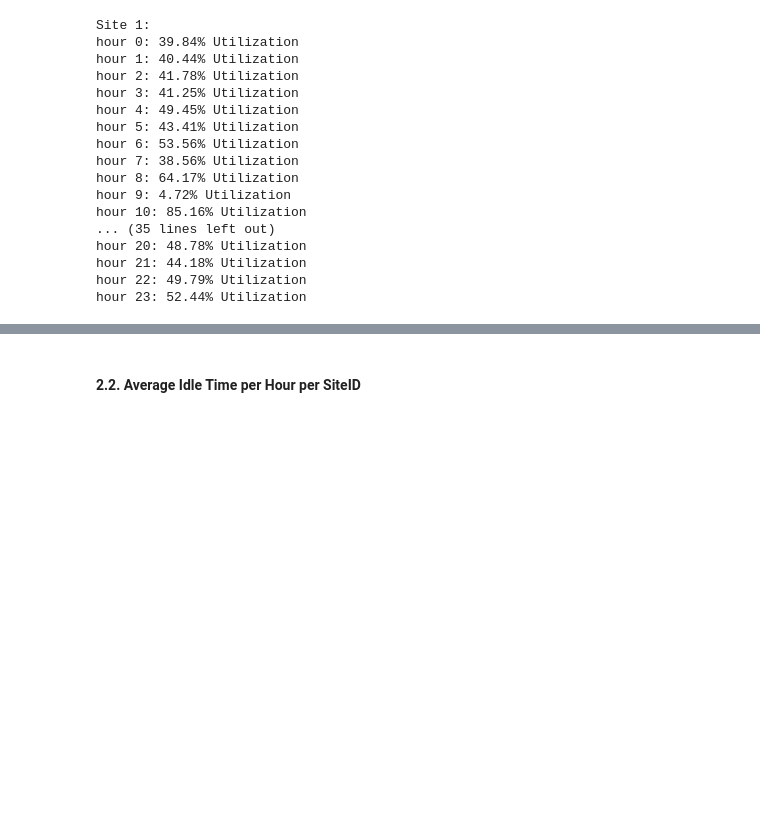
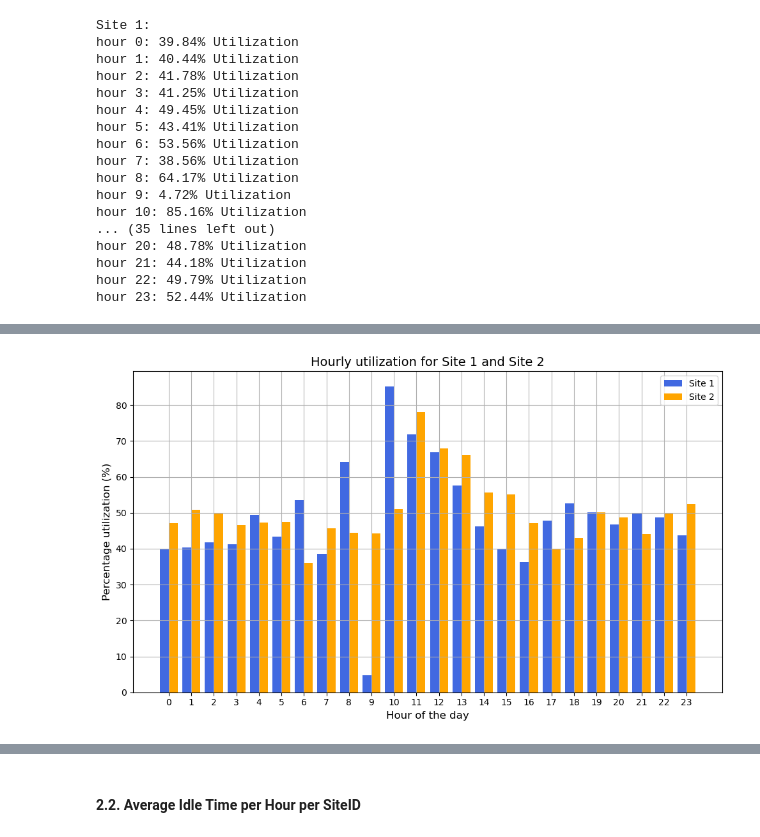
Before and after one commit to angfe/TheOptimizers, a Jupyter notebook: 02_Descriptive_Analytics.ipynb, the cells around one changed output, grey strips where cells are left out. Saved outputs shown, nothing was run; the diff lists cells and outputs as text; code cells hidden in the pictures; blank space fills up the shorter version.

```diff
--- a/02_Descriptive_Analytics.ipynb
+++ b/02_Descriptive_Analytics.ipynb
@@ -425,0 +395,33 @@ for site in site_ids:
+# %%
+# visualize utilization time per hour for both sites in barchart
+
+fig, ax = plt.subplots(figsize=(10, 6))  # Eine einzelne Achse
+
+# The width of the beams (so that they fit next to each other)
+bar_width = 0.4
+
+
+x = range(24)  # X values from 0 to 23 for each hour
+
+#draw the hourly utilisation for site 1 in royalblue
+ax.bar([i - bar_width / 2 for i in x], utilization_per_site[1], color='royalblue', width=bar_width, label='Site 1')
+
+# Draw the hourly utilisation for Site 2 in orange, shift the X values by bar_width
+ax.bar([i + bar_width / 2 for i in x], utilization_per_site[2], color='orange', width=bar_width, label='Site 2')
+
+# Axis labelling and titles
+ax.set_xlabel('Hour of the day', fontsize=12)
+ax.set_ylabel('Percentage utilization (%)', fontsize=12)
+ax.set_title('Hourly utilization for Site 1 and Site 2', fontsize=14)
+
+
+ax.set_xticks(range(24))  # Ensure that all hours (0 to 23) are shown on the X-axis
+ax.grid(True)  # add a grid
+
+ax.legend() # add a legend
+
+plt.tight_layout() # Adjust the layout of the plot to prevent overlapping of labels or elements
+
+plt.show() # Display the plot
+# %% [output]
+[figure, added]
```
Also changed, not shown: parts of 4 cells of this notebook.
